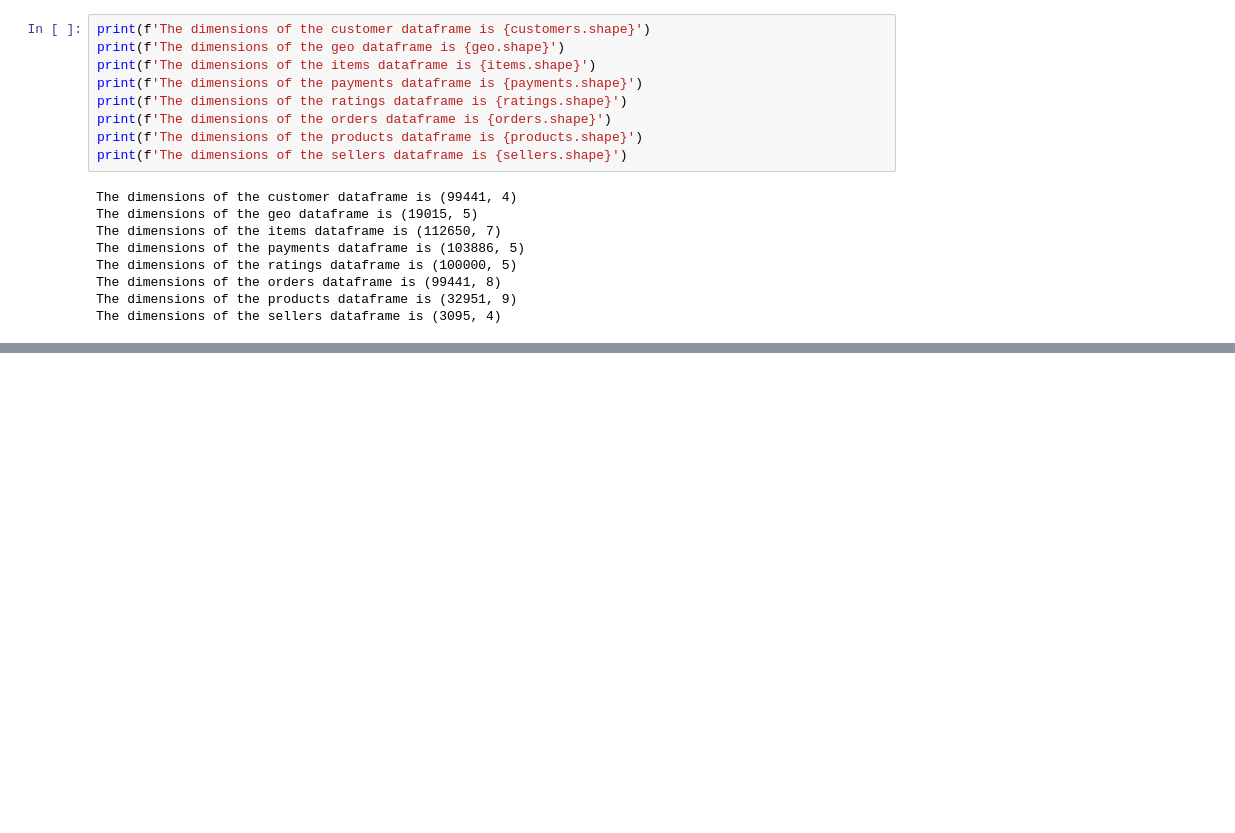
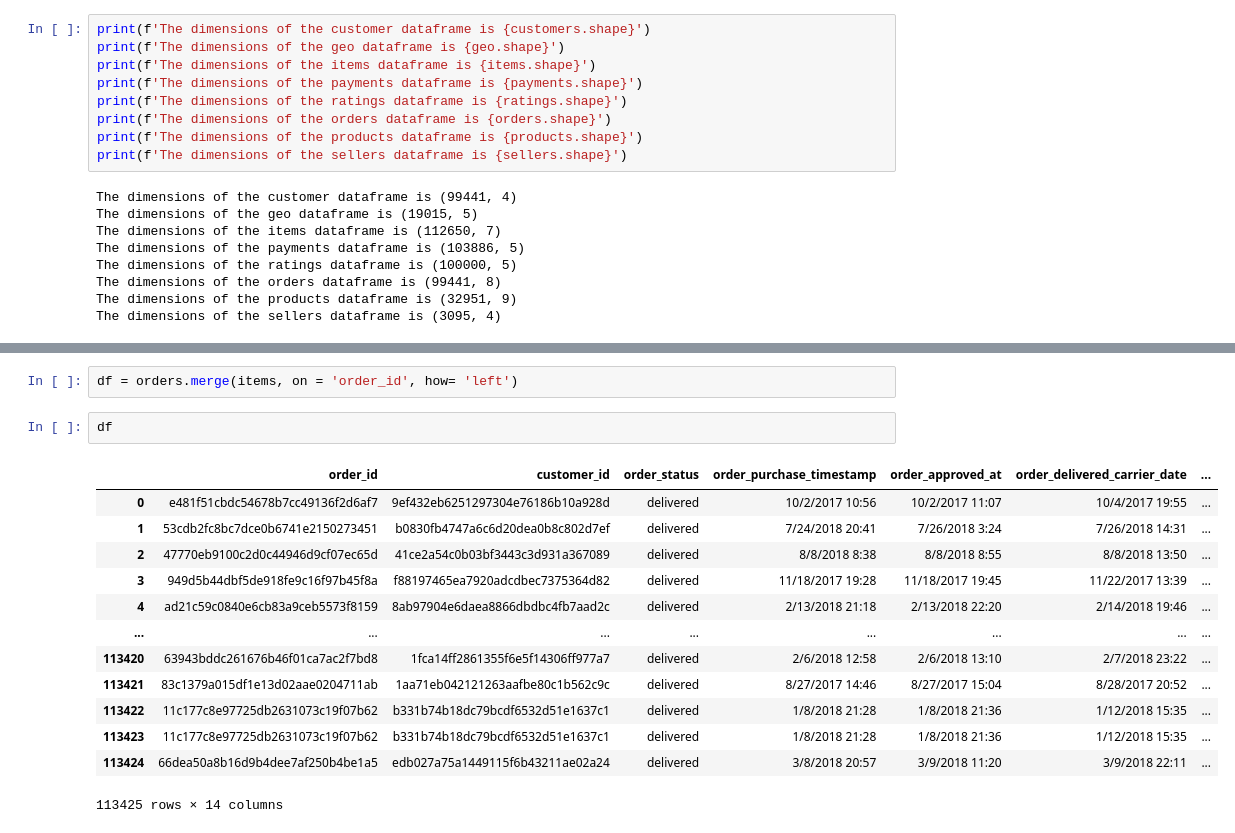
Before and after one commit to Adi46878/Customer-360-Analytics-Churn-Prediction, a Jupyter notebook: Customer_360_Assignment.ipynb, the cells around one changed output, grey strips where cells are left out. Saved outputs shown, nothing was run; the diff lists cells and outputs as text; blank space fills up the shorter version.

Commit message:
read all the csv files and merged them to create a single dataframe named df.

```diff
--- a/Customer_360_Assignment.ipynb
+++ b/Customer_360_Assignment.ipynb
@@ -110,0 +193,18 @@ The dimensions of the sellers dataframe is (3095, 4)
+# %%
+df = orders.merge(items, on = 'order_id', how= 'left')
+# %%
+df
+# %% [output]
+|  | order_id | customer_id | order_status | order_purchase_timestamp | order_approved_at | order_delivered_carrier_date | ... |
+| 0 | e481f51cbdc54678b7cc49136f2d6af7 | 9ef432eb6251297304e76186b10a928d | delivered | 10/2/2017 10:56 | 10/2/2017 11:07 | 10/4/2017 19:55 | ... |
+| 1 | 53cdb2fc8bc7dce0b6741e2150273451 | b0830fb4747a6c6d20dea0b8c802d7ef | delivered | 7/24/2018 20:41 | 7/26/2018 3:24 | 7/26/2018 14:31 | ... |
+| 2 | 47770eb9100c2d0c44946d9cf07ec65d | 41ce2a54c0b03bf3443c3d931a367089 | delivered | 8/8/2018 8:38 | 8/8/2018 8:55 | 8/8/2018 13:50 | ... |
+| 3 | 949d5b44dbf5de918fe9c16f97b45f8a | f88197465ea7920adcdbec7375364d82 | delivered | 11/18/2017 19:28 | 11/18/2017 19:45 | 11/22/2017 13:39 | ... |
+| 4 | ad21c59c0840e6cb83a9ceb5573f8159 | 8ab97904e6daea8866dbdbc4fb7aad2c | delivered | 2/13/2018 21:18 | 2/13/2018 22:20 | 2/14/2018 19:46 | ... |
+| ... | ... | ... | ... | ... | ... | ... | ... |
+| 113420 | 63943bddc261676b46f01ca7ac2f7bd8 | 1fca14ff2861355f6e5f14306ff977a7 | delivered | 2/6/2018 12:58 | 2/6/2018 13:10 | 2/7/2018 23:22 | ... |
+| 113421 | 83c1379a015df1e13d02aae0204711ab | 1aa71eb042121263aafbe80c1b562c9c | delivered | 8/27/2017 14:46 | 8/27/2017 15:04 | 8/28/2017 20:52 | ... |
+| 113422 | 11c177c8e97725db2631073c19f07b62 | b331b74b18dc79bcdf6532d51e1637c1 | delivered | 1/8/2018 21:28 | 1/8/2018 21:36 | 1/12/2018 15:35 | ... |
+| 113423 | 11c177c8e97725db2631073c19f07b62 | b331b74b18dc79bcdf6532d51e1637c1 | delivered | 1/8/2018 21:28 | 1/8/2018 21:36 | 1/12/2018 15:35 | ... |
+| 113424 | 66dea50a8b16d9b4dee7af250b4be1a5 | edb027a75a1449115f6b43211ae02a24 | delivered | 3/8/2018 20:57 | 3/9/2018 11:20 | 3/9/2018 22:11 | ... |
+113425 rows × 14 columns
```
Also changed, not shown: parts of 22 cells of this notebook.
